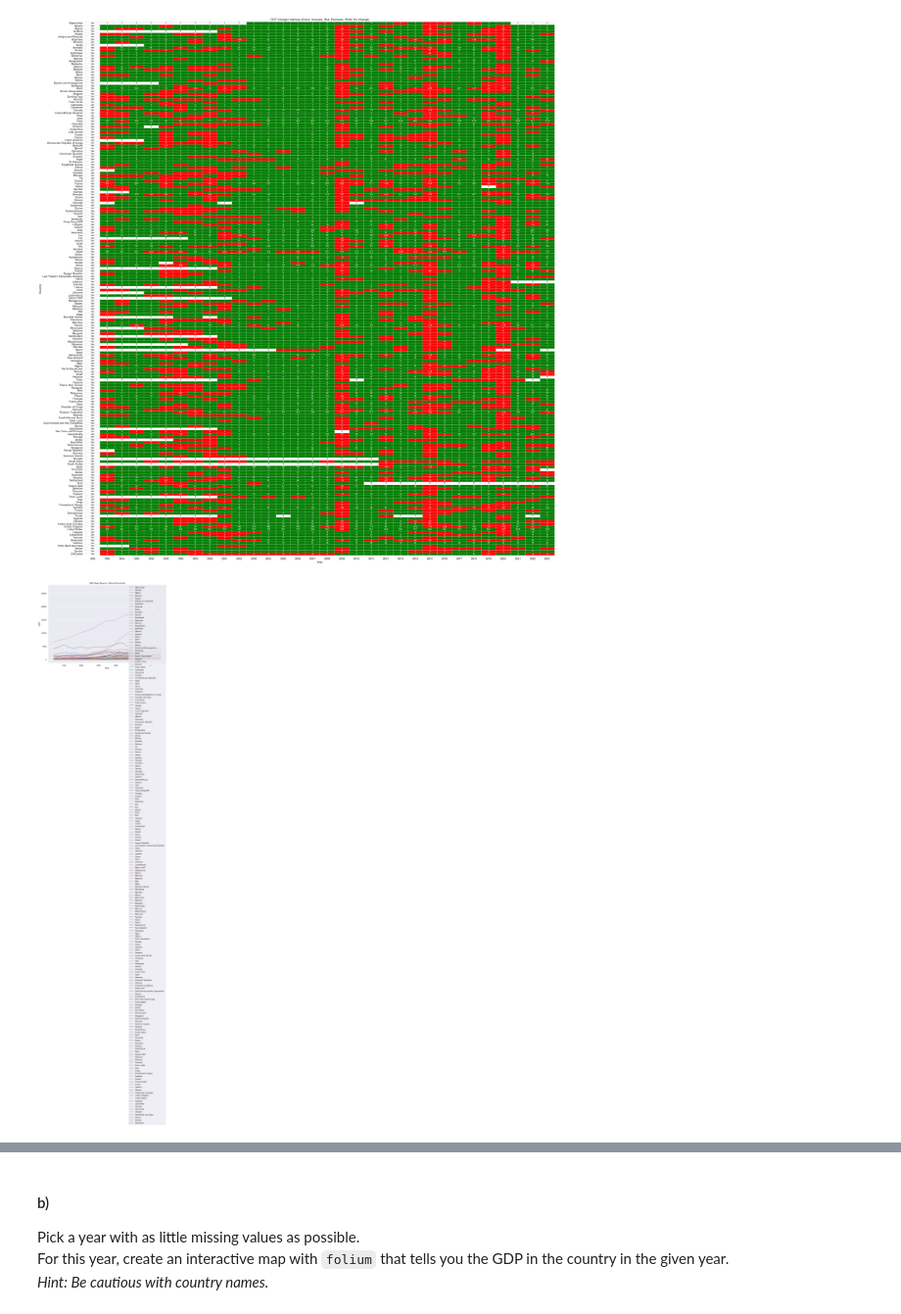
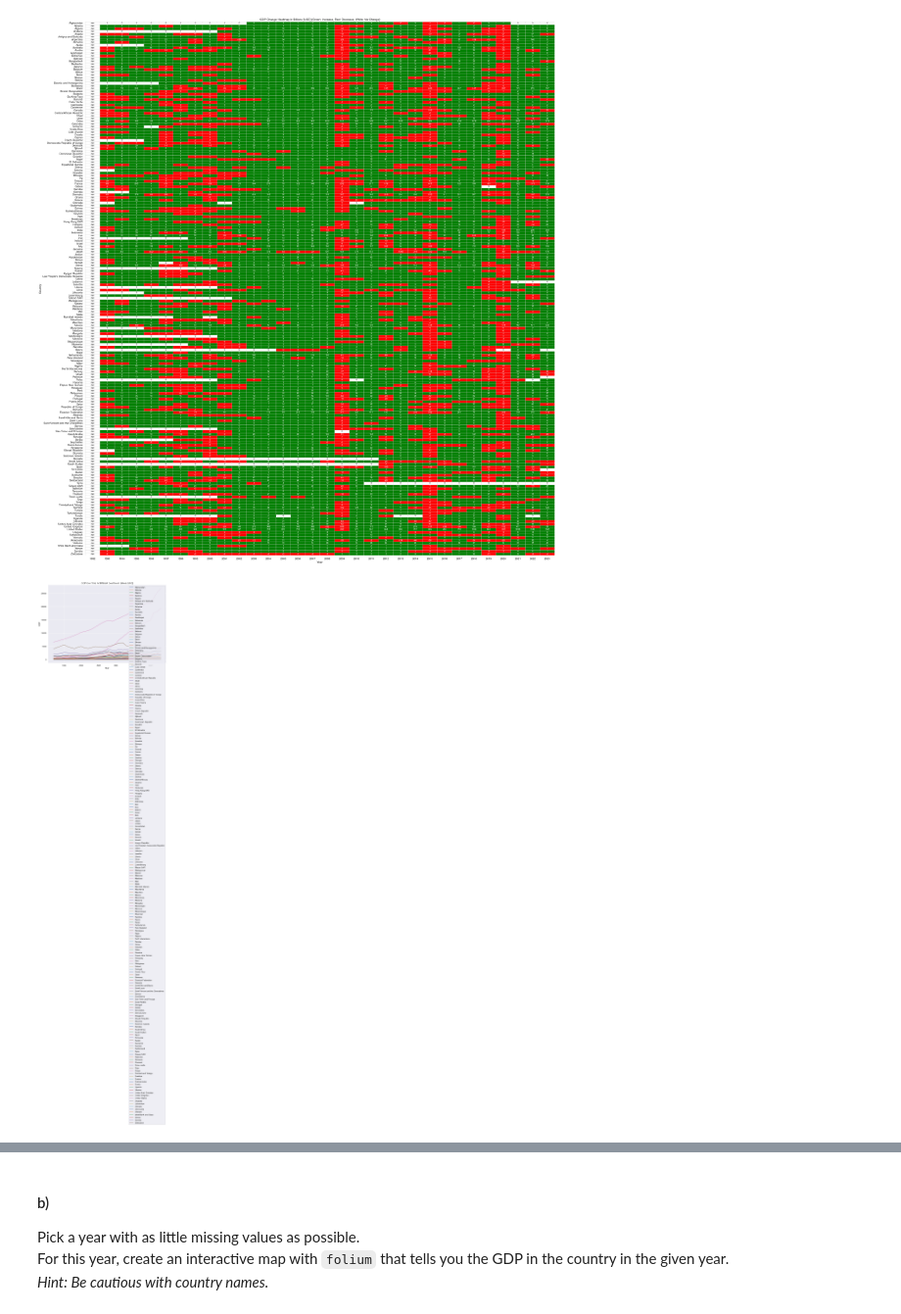
Before and after one commit to miTTimmiTTim/TIDS, a Jupyter notebook: ClassProject.ipynb, the cells around one changed output, grey strips where cells are left out. Shown at 98% size. Cells and saved outputs as stored; diff of their text form; code cells hidden in the pictures.

```diff
--- a/ClassProject.ipynb
+++ b/ClassProject.ipynb
@@ -414,12 +402,12 @@ plt.show()
 # %%
 plt.figure(figsize=(12, 8))
 for country in gdp['Country'].unique():
     data = gdp[gdp['Country'] == country]
     plt.plot(data['year'], data['GDP'], label=country)
 plt.xlabel('Year')
 plt.ylabel('GDP')
-plt.title('GDP Over Time for Different Countries')
+plt.title('GDP Over Time for Different Countries in Billions [USD]')
 plt.legend()
 plt.show()
 # %% [output]
-[figure, old version]
+[figure, new version]
```
Also changed, not shown: parts of 10 cells of this notebook, 1 other file.
